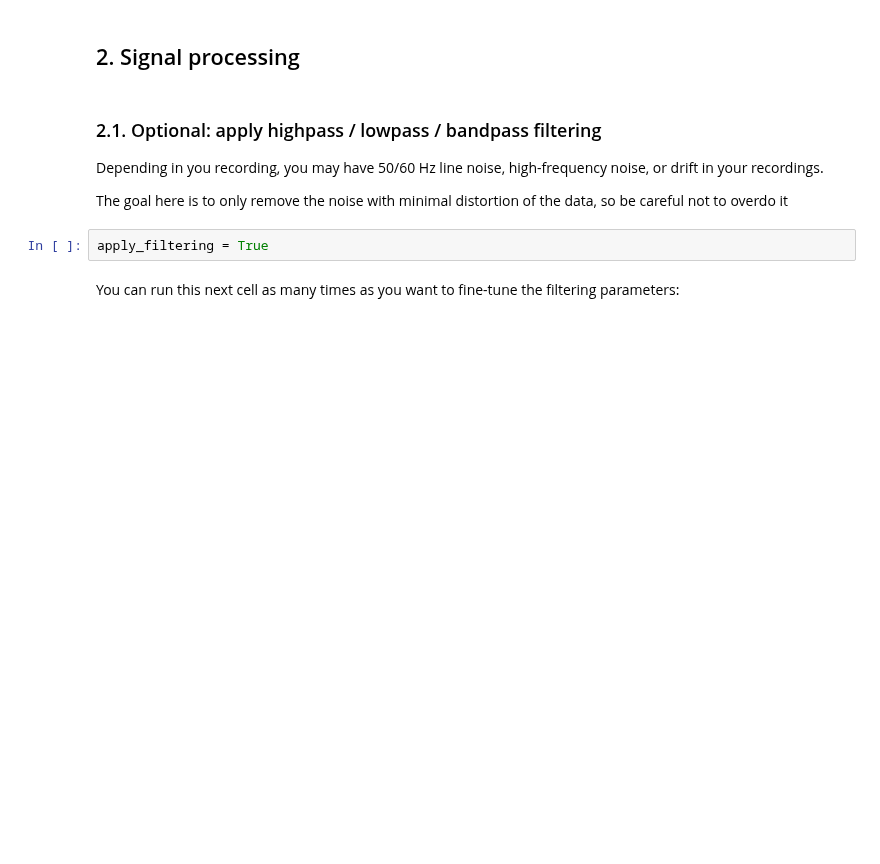
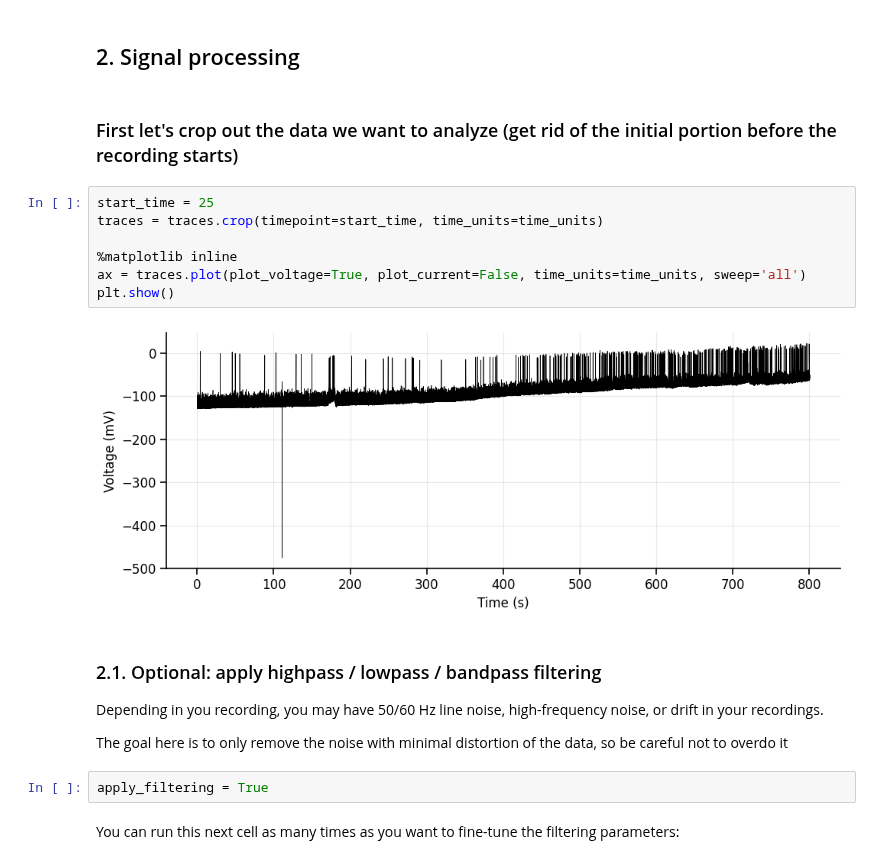
Before and after one commit to argalloni/CSHL_IonChannels2025, a Jupyter notebook: Analysis 21 - In vivo recordings.ipynb, the cells around one changed output. Saved outputs shown, nothing was run; the diff lists cells and outputs as text; blank space fills up the shorter version.

```diff
--- a/Analysis 21 - In vivo recordings.ipynb
+++ b/Analysis 21 - In vivo recordings.ipynb
@@ -77,5 +80,16 @@ Available channels: Current, Voltage
 # %% [markdown]
 ## 2. Signal processing
+# %% [markdown]
+### First let's crop out the data we want to analyze (get rid of the initial portion before the recording starts)
+# %%
+start_time = 25
+traces = traces.crop(timepoint=start_time, time_units=time_units)
+
+%matplotlib inline
+ax = traces.plot(plot_voltage=True, plot_current=False, time_units=time_units, sweep='all')
+plt.show()
+# %% [output]
+[figure, added]
 # %% [markdown]
 ### 2.1. Optional: apply highpass / lowpass / bandpass filtering
 
```
Also changed, not shown: parts of 25 cells of this notebook, 1 other file.
